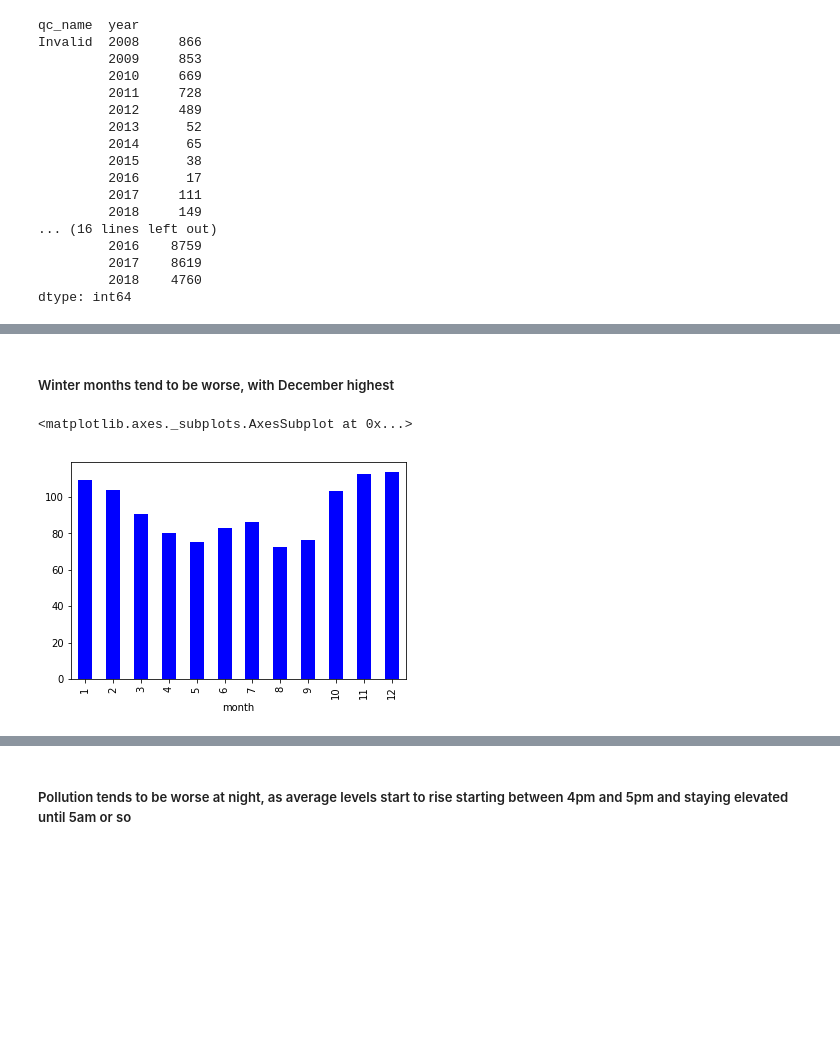
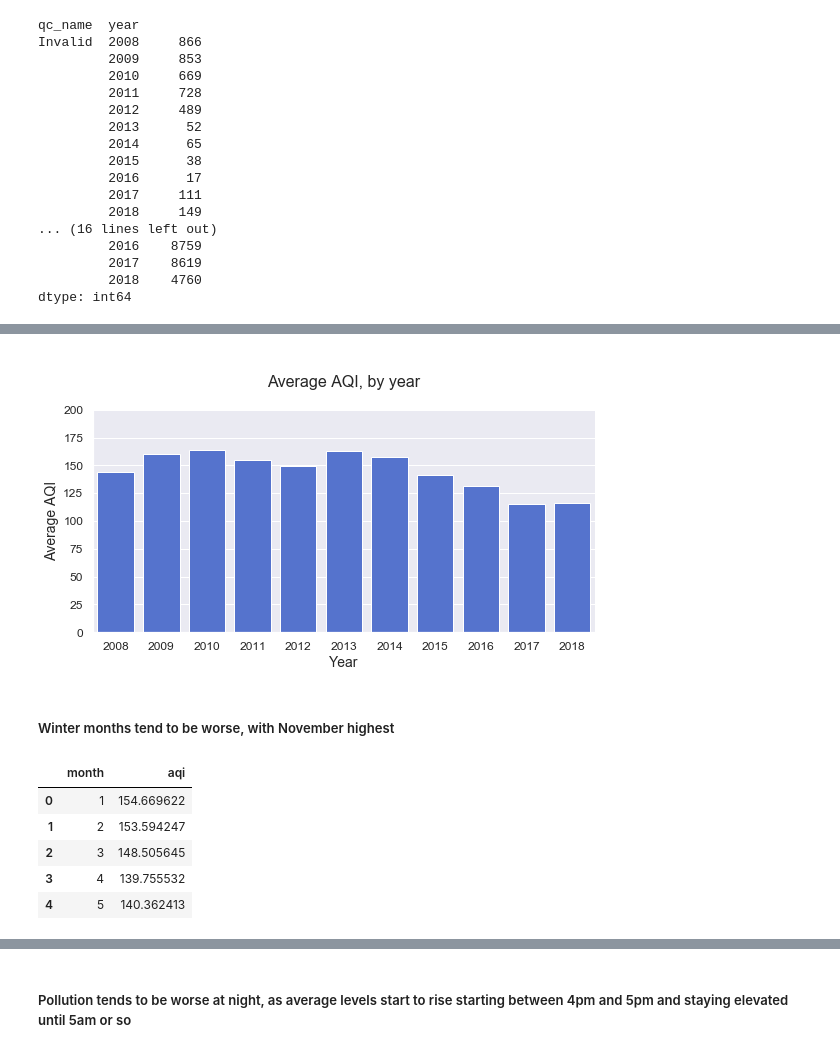
Before and after one commit to yontartu/wuran, a Jupyter notebook: beijing_aqi.ipynb, the cells around one changed output, grey strips where cells are left out. Drawn from its saved outputs; the diff is of its cells as text; code cells hidden in the pictures; blank space fills up the shorter version.

```diff
--- a/beijing_aqi.ipynb
+++ b/beijing_aqi.ipynb
@@ -149,0 +147,3 @@ df_comb[df_comb.qc_name == 'Valid'].groupby('year')['aqi'].mean().plot(kind='bar
+# %%
+yr_avg_aqi = df_comb[df_comb.qc_name == 'Valid'].groupby('year')['aqi'].mean().reset_index()
+yr_avg_aqi.head()
@@ -150,7 +157,27 @@ df_comb[df_comb.qc_name == 'Valid'].groupby('year')['aqi'].mean().plot(kind='bar
+# %%
+sns.set(style="darkgrid", color_codes=True)
+
+f = sns.factorplot(x="year", y="aqi", data=yr_avg_aqi, kind="bar", aspect=2, size=4, color="royalblue", legend=False
+              )
+
+plt.title('\nAverage AQI, by year\n', size=16)
+plt.xlabel('Year', size=14)
+plt.ylabel('Average AQI', size=14)
+plt.xticks(size=12)
+plt.yticks(size=12)
+plt.ylim(0,200)
+f.savefig(os.getcwd() + '/img/yr_avg_aqi.png')
+# %% [output]
+[figure, added]
 # %% [markdown]
-##### Winter months tend to be worse, with December highest
+##### Winter months tend to be worse, with November highest
 # %%
-df_comb[df_comb.qc_name == 'Valid'].groupby('month')['value'].mean().plot(kind='bar', color='blue')
+mo_avg_aqi = df_comb[df_comb.qc_name == 'Valid'].groupby('month')['aqi'].mean().reset_index()
+mo_avg_aqi.head()
 # %% [output]
-<matplotlib.axes._subplots.AxesSubplot at 0x...>
-[figure, removed]
+|  | month | aqi |
+| 0 | 1 | 154.669622 |
+| 1 | 2 | 153.594247 |
+| 2 | 3 | 148.505645 |
+| 3 | 4 | 139.755532 |
+| 4 | 5 | 140.362413 |
```
Also changed, not shown: parts of 56 cells of this notebook, 1 other file.
